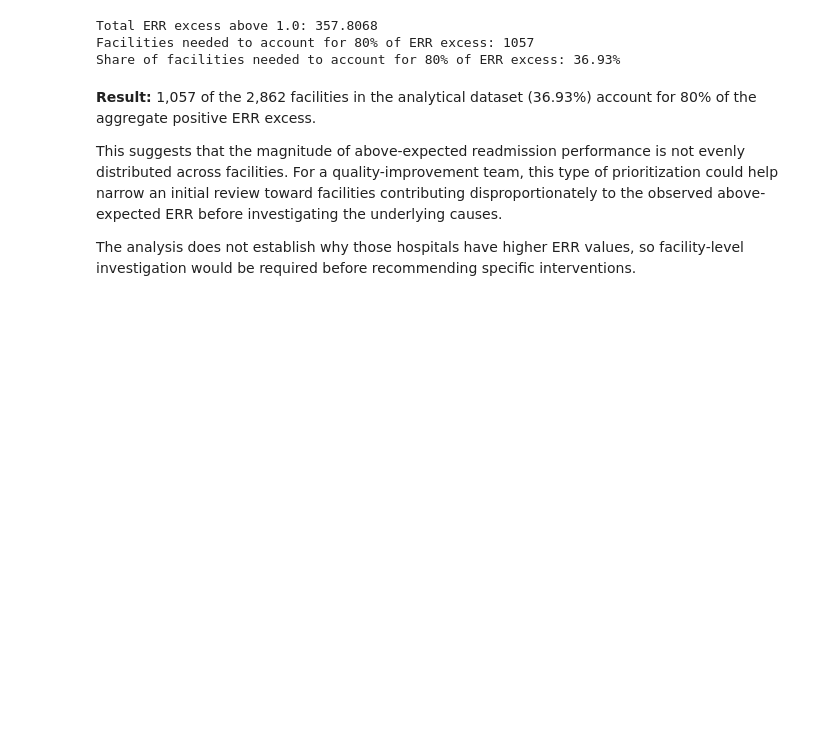
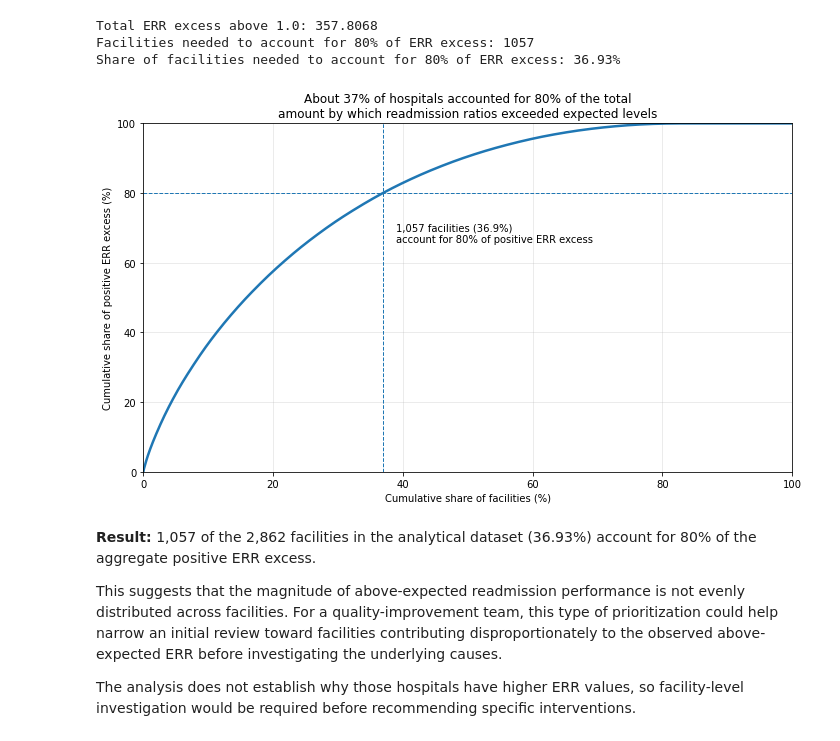
Before and after one commit to juancl33/hospital-readmissions-analysis, a Jupyter notebook: hospital_readmissions_analysis.ipynb, the cells around one changed output. Drawn from its saved outputs; the diff is of its cells as text; code cells hidden in the pictures; blank space fills up the shorter version.

```diff
--- a/hospital_readmissions_analysis.ipynb
+++ b/hospital_readmissions_analysis.ipynb
@@ -384,6 +512,61 @@ print(
 Total ERR excess above 1.0: 357.8068
 Facilities needed to account for 80% of ERR excess: 1057
 Share of facilities needed to account for 80% of ERR excess: 36.93%
+# %%
+import matplotlib.pyplot as plt
+
+# facility_excess is already sorted from largest to smallest ERR excess.
+facility_share = [
+    100 * position / len(facility_excess)
+    for position in range(1, len(facility_excess) + 1)
+]
+
+# Include the starting point: no facilities, no accumulated excess.
+x = [0] + facility_share
+y = [0] + facility_excess["cumulative_share"].tolist()
+
+fig, ax = plt.subplots(figsize=(10, 6), facecolor="white")
+fig.patch.set_alpha(1)
+
+ax.plot(x, y, linewidth=2.5)
+
+ax.axhline(80, linestyle="--", linewidth=1)
+ax.axvline(
+    percent_facilities_for_80_excess,
+    linestyle="--",
+    linewidth=1
+)
+
+ax.text(
+    percent_facilities_for_80_excess + 2,
+    66,
+    f"{facilities_for_80_excess:,} facilities "
+    f"({percent_facilities_for_80_excess:.1f}%)\n"
+    "account for 80% of positive ERR excess"
+)
+
+ax.set_title(
+    "About 37% of hospitals accounted for 80% of the total\n"
+    "amount by which readmission ratios exceeded expected levels"
+)
+ax.set_xlabel("Cumulative share of facilities (%)")
+ax.set_ylabel("Cumulative share of positive ERR excess (%)")
+ax.set_xlim(0, 100)
+ax.set_ylim(0, 100)
+ax.grid(alpha=0.3)
+
+fig.tight_layout()
+fig.savefig(
+    "err_excess_concentration.png",
+    dpi=150,
+    bbox_inches="tight",
+    facecolor="white",
+    transparent=False
+)
+
+plt.show()
+# %% [output]
+[figure, added]
 # %% [markdown]
 **Result:** 1,057 of the 2,862 facilities in the analytical dataset (36.93%) account for 80% of the aggregate positive ERR excess.
 
```
Also changed, not shown: parts of 11 cells of this notebook, 3 other files.
